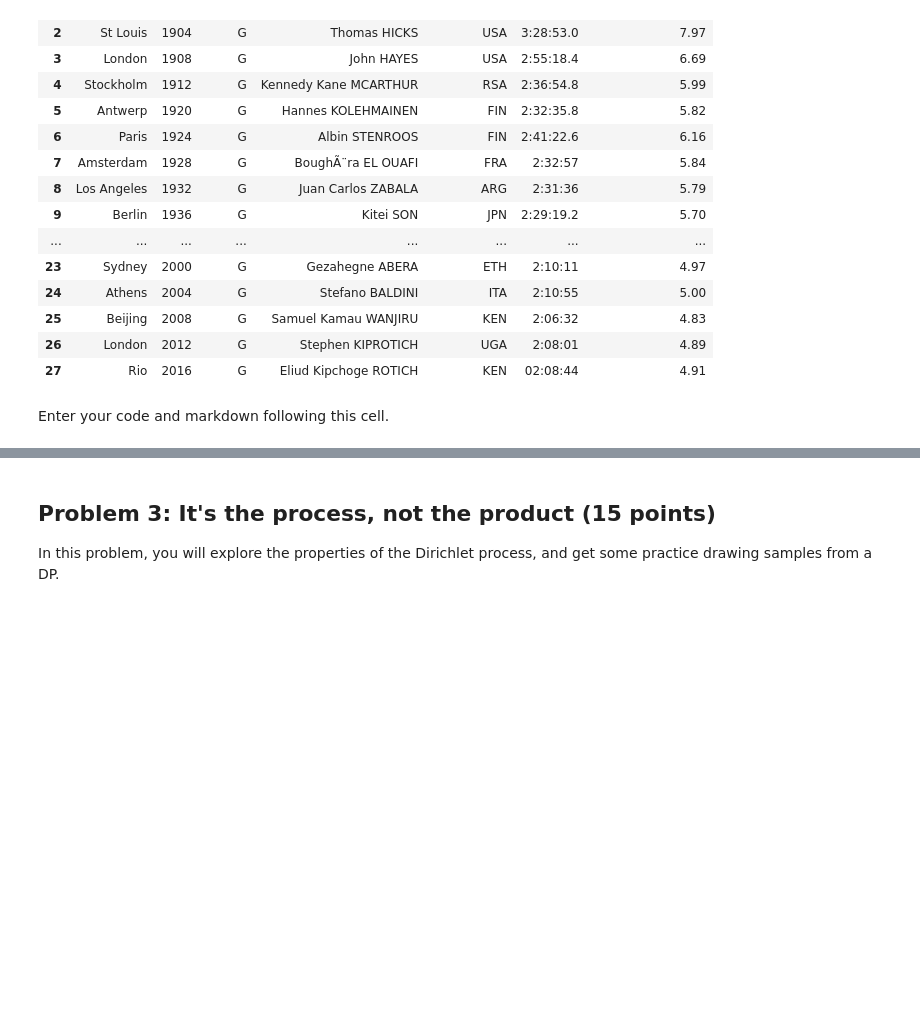
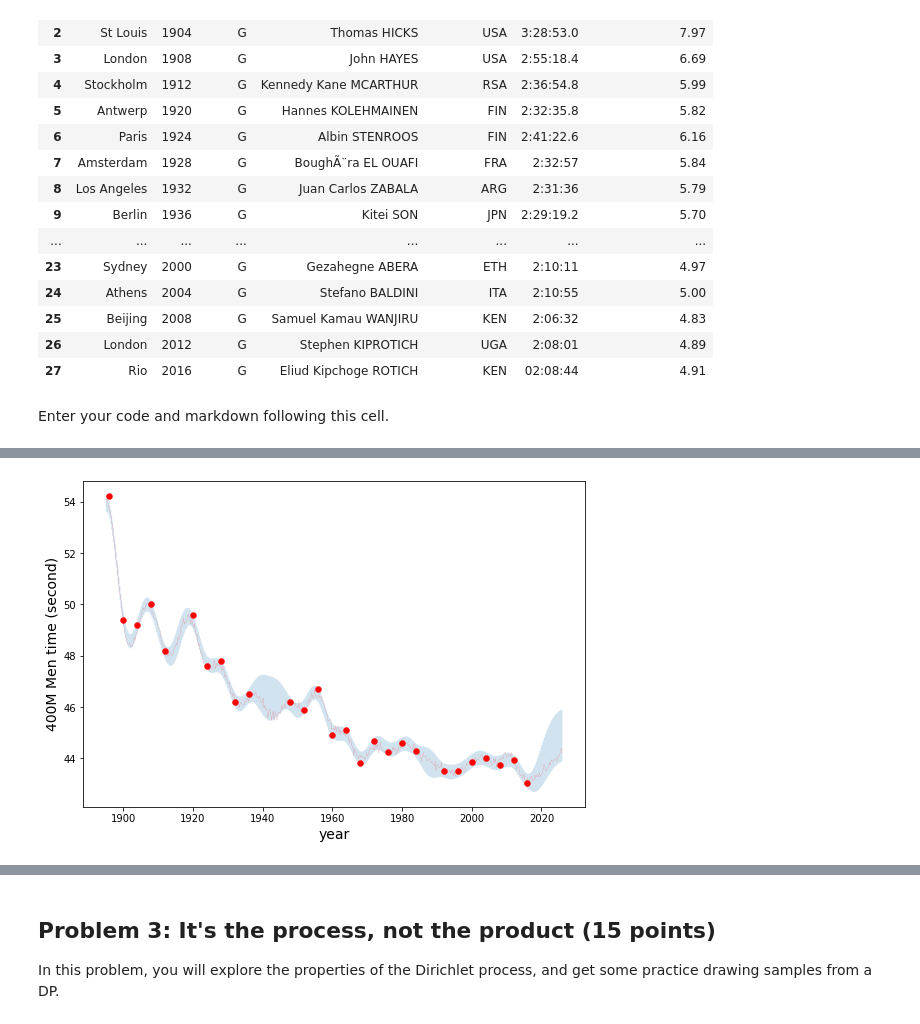
Before and after one commit to Voldemort108X/Yale-courses, a Jupyter notebook: SDS 665 Intermediate Machine Learning/HWs/HW2/assn2.ipynb, the cells around one changed output, grey strips where cells are left out. Cells and saved outputs as stored; diff of their text form; code cells hidden in the pictures; blank space fills up the shorter version.

```diff
--- a/SDS 665 Intermediate Machine Learning/HWs/HW2/assn2.ipynb
+++ b/SDS 665 Intermediate Machine Learning/HWs/HW2/assn2.ipynb
@@ -388,0 +445,29 @@ Enter your code and markdown following this cell.
+# %%
+def mu_fun(x, mu=45):
+    return mu * np.ones(len(x))
+
+def K_fun(x, z, h=4):
+    K = np.zeros(len(x)*len(z)).reshape(len(x), len(z))
+    for j in np.arange(K.shape[1]):
+        K[:,j] = (1/h)*np.exp(-(x-z[j])**2/(2*h**2))
+    return K
+
+fourhundred_men = dat[dat['Event'] == '400M Men']
+fourhundred_men = fourhundred_men[fourhundred_men['Medal']=='G']
+fourhundred_men = fourhundred_men.sort_values('Year')
+year = np.array(fourhundred_men['Year'])
+
+result_list = []
+time = np.array(fourhundred_men['Result'])
+for tm in time:
+    if float(tm.split(':')[0])!=0:
+        t = float(tm.split(':')[0])
+    else:
+        t = float(tm.split(':')[1])
+    result_list.append(t)
+result = np.array(result_list)
+event_label = '400M Men time (second)'
+result
+gp_olympic_event(year, result, K_fun, mu_fun, noise=0.01, event_name=event_label)
+# %% [output]
+[figure, added]
```
Also changed, not shown: parts of 14 cells of this notebook.
